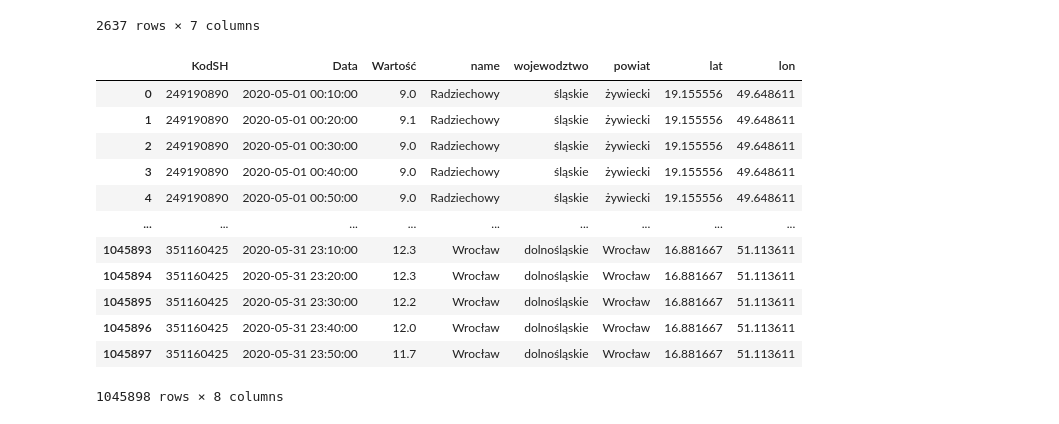
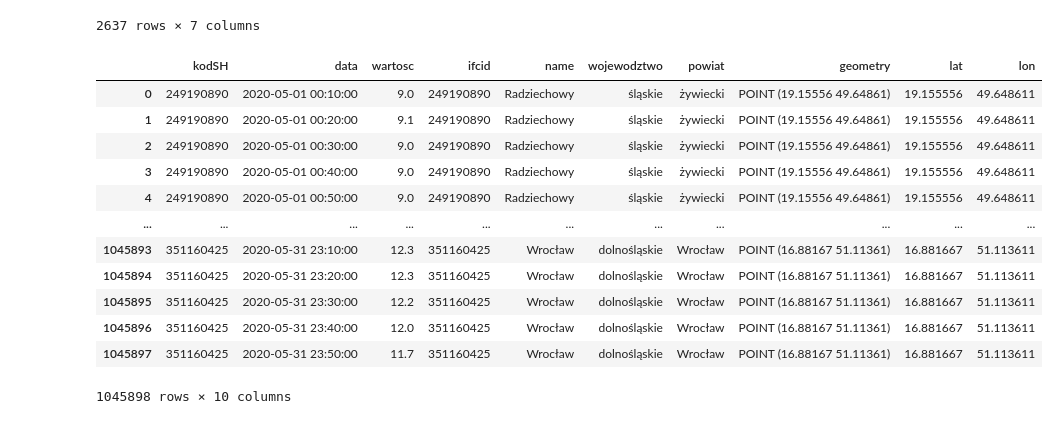
Before and after one commit to jakubGryzio/PAG_II, a Jupyter notebook: projekt1/projekt1.ipynb, the cells around one changed output. Saved outputs shown, nothing was run; the diff lists cells and outputs as text; code cells hidden in the pictures.

```diff
--- a/projekt1/projekt1.ipynb
+++ b/projekt1/projekt1.ipynb
@@ -48,9 +49,9 @@ df.head()
 | 4 | 249190890 | B00300S | 2020-05-01 00:50 | 9 |
 # %%
 # renaming columns name
-df.rename(columns={0:"KodSH", 1:"ParametrSH", 2:'Data', 3:"Wartość"}, inplace=True)
+df.rename(columns={0:"kodSH", 1:"parametrSH", 2:'data', 3:"wartosc"}, inplace=True)
 # changing ',' -> '.' to can convert string value to float
-df['Wartość'] = df['Wartość'].str.replace(",", '.').astype(float)
-df['Data'] = pd.to_datetime(df['Data'])
+df['wartosc'] = df['wartosc'].str.replace(",", '.').astype(float)
+df['data'] = pd.to_datetime(df['data'])
 df.head()
 # %% [output]
@@ -60,3 +61,5 @@ df.head()
 | 2 | 249190890 | B00300S | 2020-05-01 00:30:00 | 9.0 |
 | 3 | 249190890 | B00300S | 2020-05-01 00:40:00 | 9.0 |
 | 4 | 249190890 | B00300S | 2020-05-01 00:50:00 | 9.0 |
+# %%
+df['json'] = df.to_dict(orient='records')
@@ -159,25 +183,25 @@ meteo_station_wgs
 2637 rows × 7 columns
 # %%
 # merging two tables (meteo station's temperature data and spatial data)
-data_station = pd.merge(df, meteo_station_wgs, left_on='KodSH', right_on='ifcid')
+data_station = pd.merge(df, meteo_station_wgs, left_on='kodSH', right_on='ifcid')
 # rearranging columns
 col = data_station.columns.tolist()
-col = [col[0] , col[2], col[3], *col[5:8], *col[9:]]
+col = [col[0] , col[2], col[3], *col[5:9], *col[9:]]
 data_station = data_station[col]
 data_station
 # %% [output]
-|  | KodSH | Data | Wartość | name | wojewodztwo | powiat | lat | lon |
-| 0 | 249190890 | 2020-05-01 00:10:00 | 9.0 | Radziechowy | śląskie | żywiecki | 19.155556 | 49.648611 |
-| 1 | 249190890 | 2020-05-01 00:20:00 | 9.1 | Radziechowy | śląskie | żywiecki | 19.155556 | 49.648611 |
-| 2 | 249190890 | 2020-05-01 00:30:00 | 9.0 | Radziechowy | śląskie | żywiecki | 19.155556 | 49.648611 |
-| 3 | 249190890 | 2020-05-01 00:40:00 | 9.0 | Radziechowy | śląskie | żywiecki | 19.155556 | 49.648611 |
-| 4 | 249190890 | 2020-05-01 00:50:00 | 9.0 | Radziechowy | śląskie | żywiecki | 19.155556 | 49.648611 |
-| ... | ... | ... | ... | ... | ... | ... | ... | ... |
-| 1045893 | 351160425 | 2020-05-31 23:10:00 | 12.3 | Wrocław | dolnośląskie | Wrocław | 16.881667 | 51.113611 |
-| 1045894 | 351160425 | 2020-05-31 23:20:00 | 12.3 | Wrocław | dolnośląskie | Wrocław | 16.881667 | 51.113611 |
-| 1045895 | 351160425 | 2020-05-31 23:30:00 | 12.2 | Wrocław | dolnośląskie | Wrocław | 16.881667 | 51.113611 |
-| 1045896 | 351160425 | 2020-05-31 23:40:00 | 12.0 | Wrocław | dolnośląskie | Wrocław | 16.881667 | 51.113611 |
-| 1045897 | 351160425 | 2020-05-31 23:50:00 | 11.7 | Wrocław | dolnośląskie | Wrocław | 16.881667 | 51.113611 |
+|  | kodSH | data | wartosc | ifcid | name | wojewodztwo | powiat | geometry | lat | lon |
+| 0 | 249190890 | 2020-05-01 00:10:00 | 9.0 | 249190890 | Radziechowy | śląskie | żywiecki | POINT (19.15556 49.64861) | 19.155556 | 49.648611 |
+| 1 | 249190890 | 2020-05-01 00:20:00 | 9.1 | 249190890 | Radziechowy | śląskie | żywiecki | POINT (19.15556 49.64861) | 19.155556 | 49.648611 |
+| 2 | 249190890 | 2020-05-01 00:30:00 | 9.0 | 249190890 | Radziechowy | śląskie | żywiecki | POINT (19.15556 49.64861) | 19.155556 | 49.648611 |
+| 3 | 249190890 | 2020-05-01 00:40:00 | 9.0 | 249190890 | Radziechowy | śląskie | żywiecki | POINT (19.15556 49.64861) | 19.155556 | 49.648611 |
+| 4 | 249190890 | 2020-05-01 00:50:00 | 9.0 | 249190890 | Radziechowy | śląskie | żywiecki | POINT (19.15556 49.64861) | 19.155556 | 49.648611 |
+| ... | ... | ... | ... | ... | ... | ... | ... | ... | ... | ... |
+| 1045893 | 351160425 | 2020-05-31 23:10:00 | 12.3 | 351160425 | Wrocław | dolnośląskie | Wrocław | POINT (16.88167 51.11361) | 16.881667 | 51.113611 |
+| 1045894 | 351160425 | 2020-05-31 23:20:00 | 12.3 | 351160425 | Wrocław | dolnośląskie | Wrocław | POINT (16.88167 51.11361) | 16.881667 | 51.113611 |
+| 1045895 | 351160425 | 2020-05-31 23:30:00 | 12.2 | 351160425 | Wrocław | dolnośląskie | Wrocław | POINT (16.88167 51.11361) | 16.881667 | 51.113611 |
+| 1045896 | 351160425 | 2020-05-31 23:40:00 | 12.0 | 351160425 | Wrocław | dolnośląskie | Wrocław | POINT (16.88167 51.11361) | 16.881667 | 51.113611 |
+| 1045897 | 351160425 | 2020-05-31 23:50:00 | 11.7 | 351160425 | Wrocław | dolnośląskie | Wrocław | POINT (16.88167 51.11361) | 16.881667 | 51.113611 |
-1045898 rows × 8 columns
+1045898 rows × 10 columns
 # %%
 # unique_station = ~data_station['KodSH'].duplicated()
```
Also changed, not shown: parts of 25 cells of this notebook.
